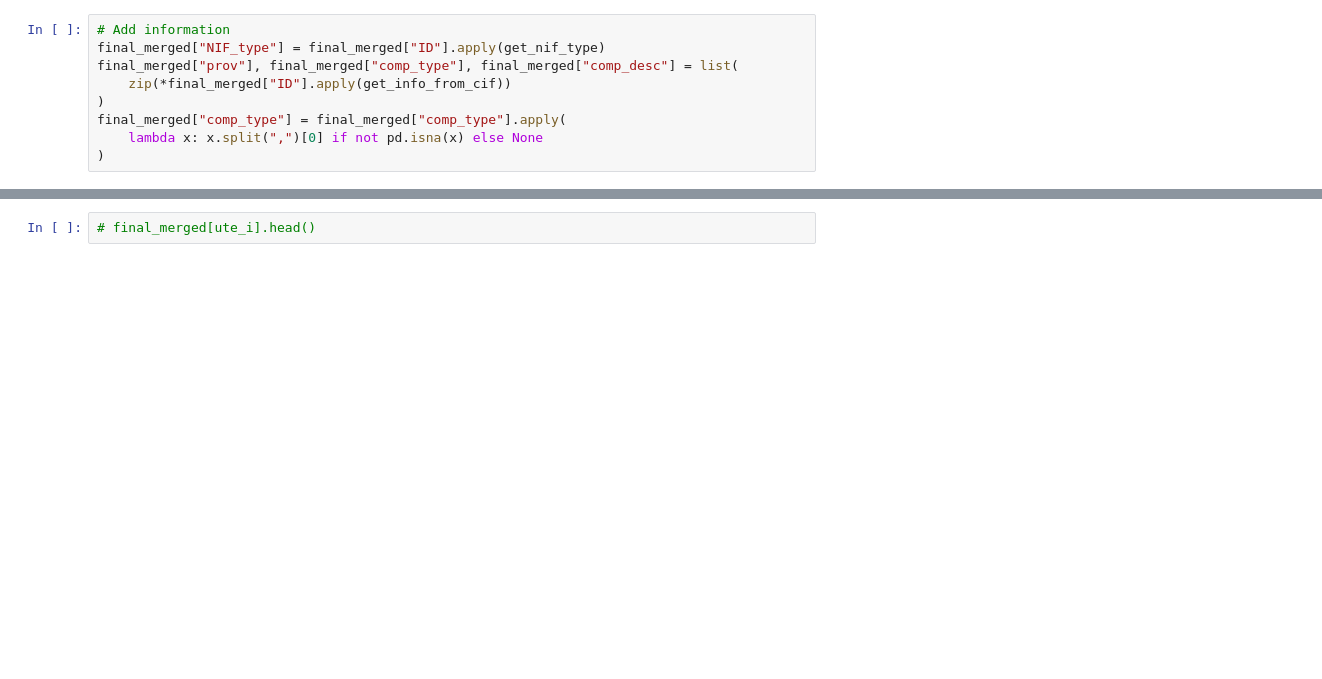
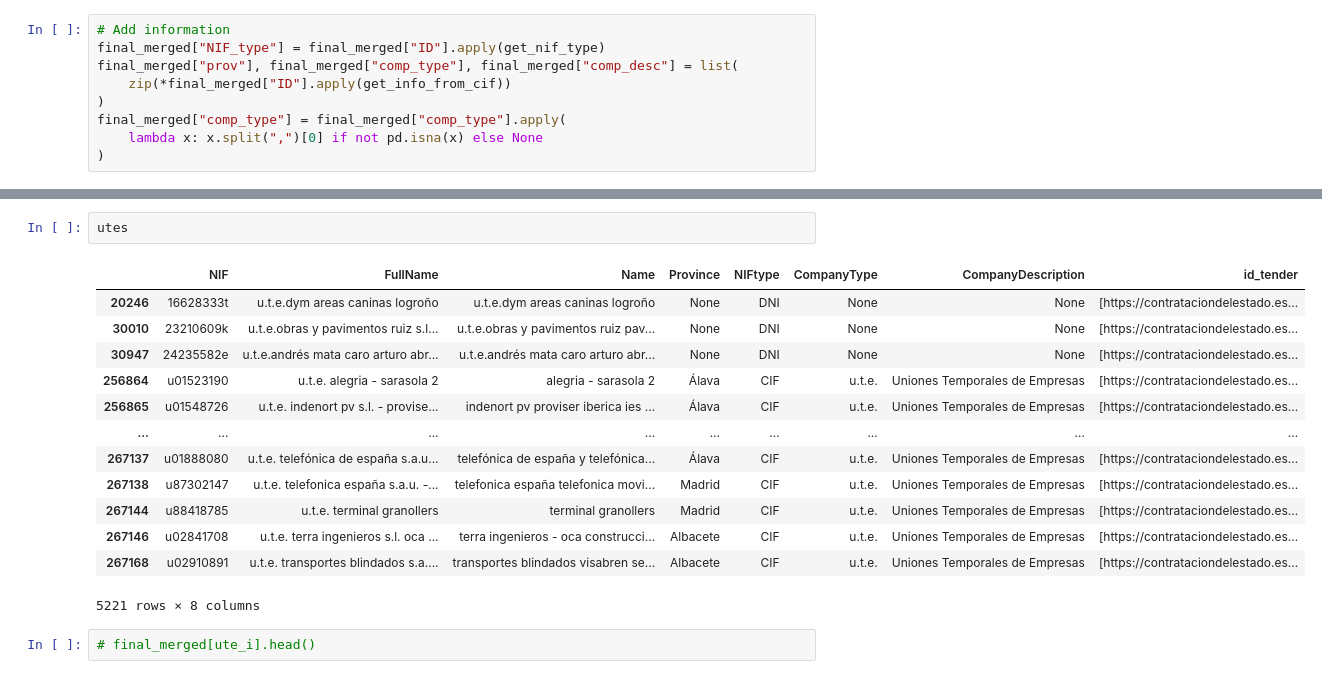
Before and after one commit to nextprocurement/NP-Company-Process, a Jupyter notebook: _test_company_proc.ipynb, the cells around one changed output, grey strips where cells are left out. Cells and saved outputs as stored; diff of their text form; blank space fills up the shorter version.

```diff
--- a/_test_company_proc.ipynb
+++ b/_test_company_proc.ipynb
@@ -663,3 +740,19 @@ final_merged[ute_i | ute_n]
+# %%
+utes
+# %% [output]
+|  | NIF | FullName | Name | Province | NIFtype | CompanyType | CompanyDescription | id_tender |
+| 20246 | 16628333t | u.t.e.dym areas caninas logroño | u.t.e.dym areas caninas logroño | None | DNI | None | None | [https://contrataciondelestado.es... |
+| 30010 | 23210609k | u.t.e.obras y pavimentos ruiz s.l... | u.t.e.obras y pavimentos ruiz pav... | None | DNI | None | None | [https://contrataciondelestado.es... |
+| 30947 | 24235582e | u.t.e.andrés mata caro arturo abr... | u.t.e.andrés mata caro arturo abr... | None | DNI | None | None | [https://contrataciondelestado.es... |
+| 256864 | u01523190 | u.t.e. alegria - sarasola 2 | alegria - sarasola 2 | Álava | CIF | u.t.e. | Uniones Temporales de Empresas | [https://contrataciondelestado.es... |
+| 256865 | u01548726 | u.t.e. indenort pv s.l. - provise... | indenort pv proviser iberica ies ... | Álava | CIF | u.t.e. | Uniones Temporales de Empresas | [https://contrataciondelestado.es... |
+| ... | ... | ... | ... | ... | ... | ... | ... | ... |
+| 267137 | u01888080 | u.t.e. telefónica de españa s.a.u... | telefónica de españa y telefónica... | Álava | CIF | u.t.e. | Uniones Temporales de Empresas | [https://contrataciondelestado.es... |
+| 267138 | u87302147 | u.t.e. telefonica españa s.a.u. -... | telefonica españa telefonica movi... | Madrid | CIF | u.t.e. | Uniones Temporales de Empresas | [https://contrataciondelestado.es... |
+| 267144 | u88418785 | u.t.e. terminal granollers | terminal granollers | Madrid | CIF | u.t.e. | Uniones Temporales de Empresas | [https://contrataciondelestado.es... |
+| 267146 | u02841708 | u.t.e. terra ingenieros s.l. oca ... | terra ingenieros - oca construcci... | Albacete | CIF | u.t.e. | Uniones Temporales de Empresas | [https://contrataciondelestado.es... |
+| 267168 | u02910891 | u.t.e. transportes blindados s.a.... | transportes blindados visabren se... | Albacete | CIF | u.t.e. | Uniones Temporales de Empresas | [https://contrataciondelestado.es... |
+5221 rows × 8 columns
 # %%
 # final_merged[ute_i].head()
 # %% [markdown]
```
Also changed, not shown: parts of 21 cells of this notebook.
